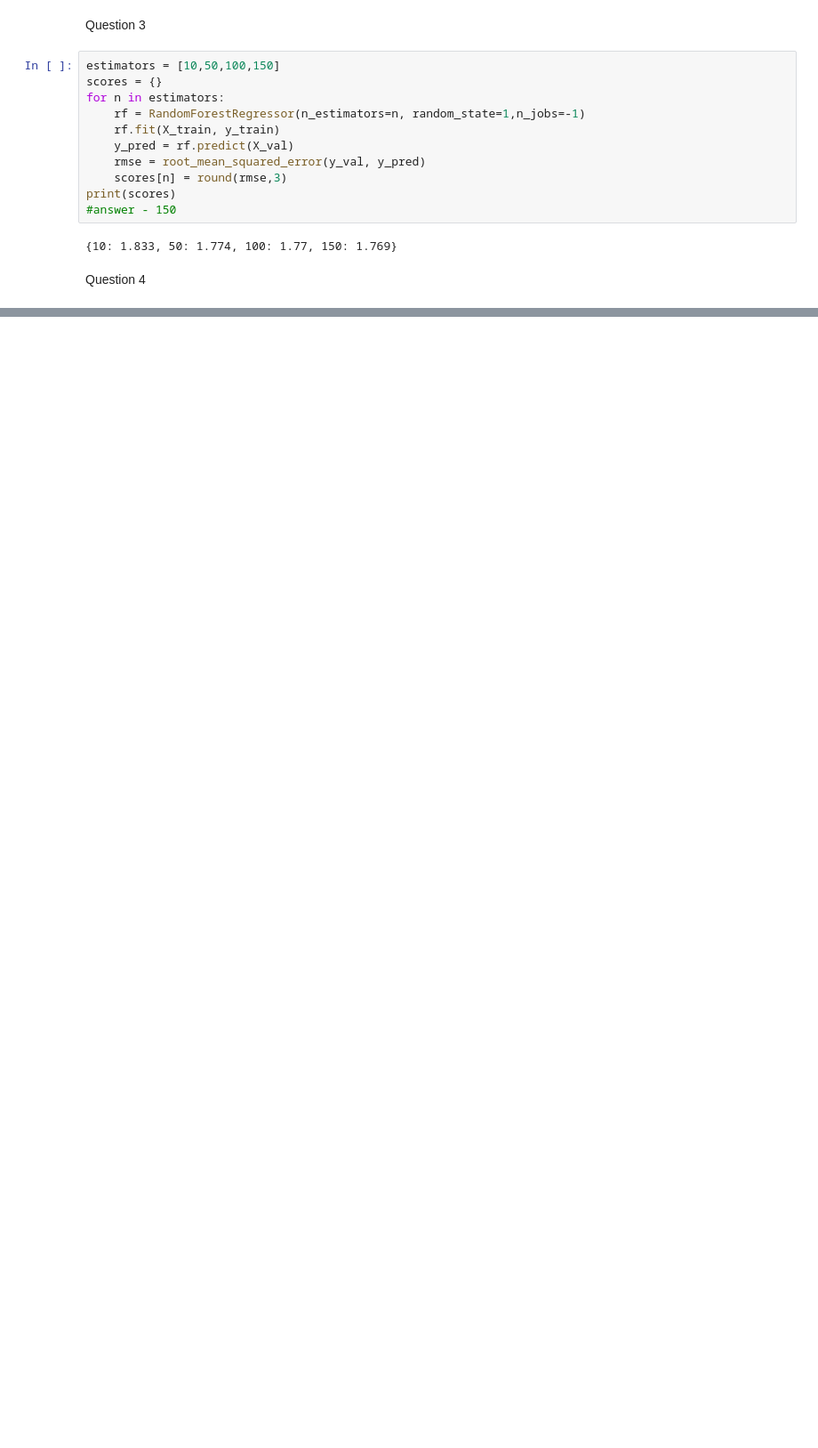
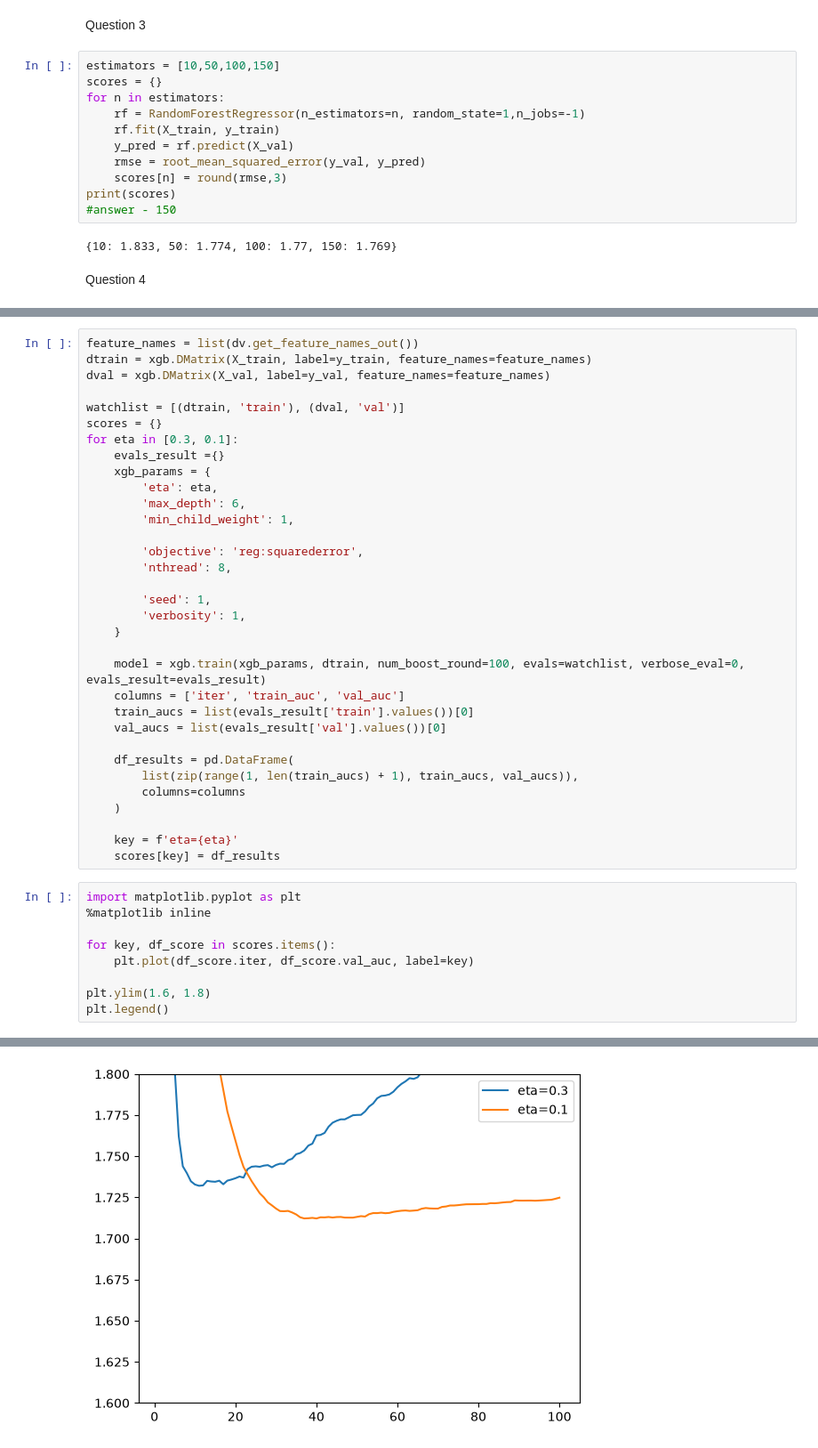
Before and after one commit to Gagun45/mlzoomcamp, a Jupyter notebook: 06-trees/homework.ipynb, the cells around one changed output, grey strips where cells are left out. Shown at 89% size. Drawn from its saved outputs; the diff is of its cells as text; blank space fills up the shorter version.

```diff
--- a/06-trees/homework.ipynb
+++ b/06-trees/homework.ipynb
@@ -117,0 +152,43 @@ print(results)
+# %%
+feature_names = list(dv.get_feature_names_out())
+dtrain = xgb.DMatrix(X_train, label=y_train, feature_names=feature_names)
+dval = xgb.DMatrix(X_val, label=y_val, feature_names=feature_names)
+
+watchlist = [(dtrain, 'train'), (dval, 'val')]
+scores = {}
+for eta in [0.3, 0.1]:
+    evals_result ={}
+    xgb_params = {
+        'eta': eta,
+        'max_depth': 6,
+        'min_child_weight': 1,
+
+        'objective': 'reg:squarederror',
+        'nthread': 8,
+
+        'seed': 1,
+        'verbosity': 1,
+    }
+
+    model = xgb.train(xgb_params, dtrain, num_boost_round=100, evals=watchlist, verbose_eval=0, evals_result=evals_result)
+    columns = ['iter', 'train_auc', 'val_auc']
+    train_aucs = list(evals_result['train'].values())[0]
+    val_aucs = list(evals_result['val'].values())[0]
+
+    df_results = pd.DataFrame(
+        list(zip(range(1, len(train_aucs) + 1), train_aucs, val_aucs)),
+        columns=columns
+    )
+
+    key = f'eta={eta}'
+    scores[key] = df_results
+# %%
+import matplotlib.pyplot as plt
+%matplotlib inline
+
+for key, df_score in scores.items():
+    plt.plot(df_score.iter, df_score.val_auc, label=key)
+
+plt.ylim(1.6, 1.8)
+plt.legend()
+# %% [output]
@@ -117,0 +196 @@ print(results)
+[figure, added]
```
Also changed, not shown: parts of 7 cells of this notebook.
